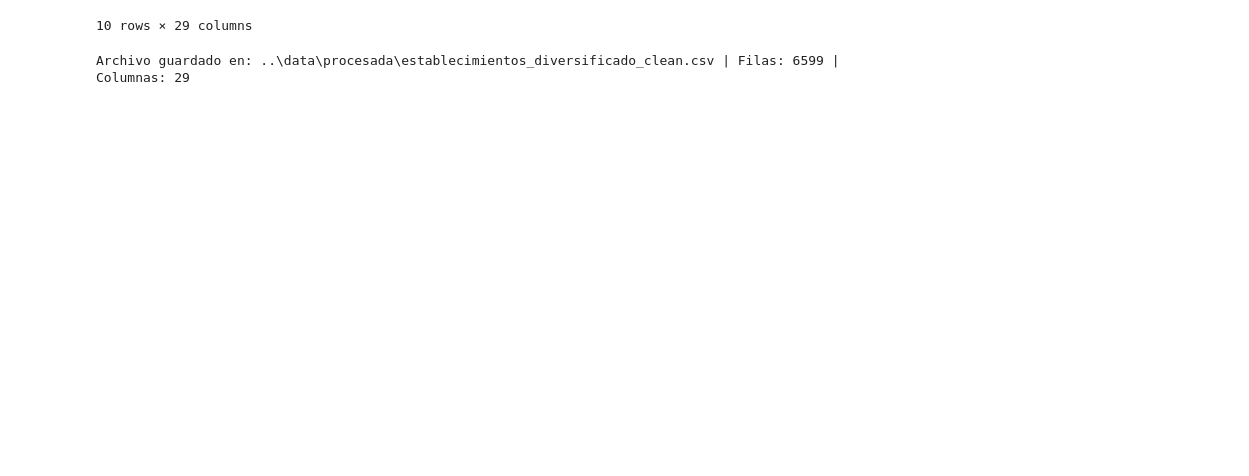
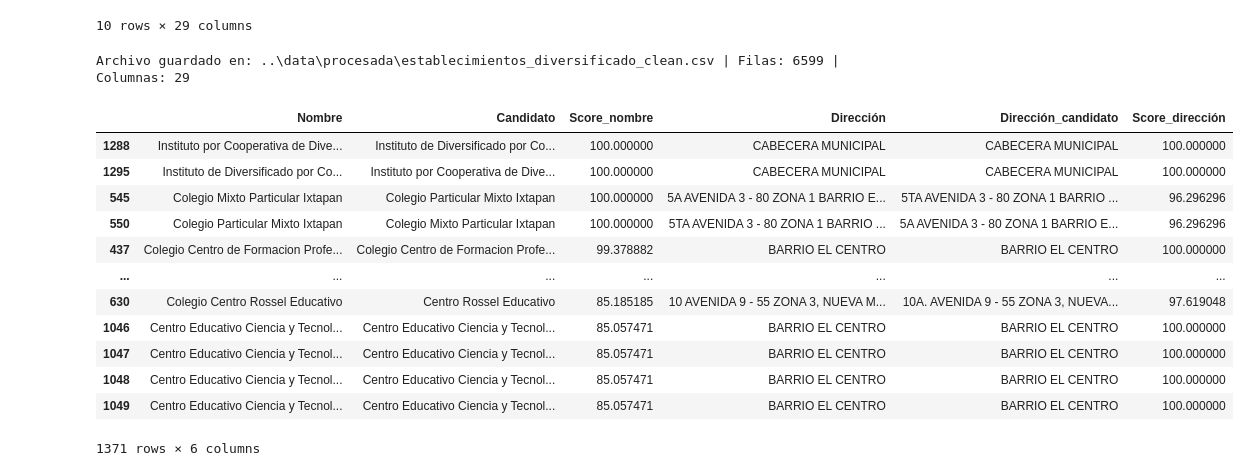
Before and after one commit to EstebanZG999/DtSci_Pry1, a Jupyter notebook: src/cleaning_pipeline.ipynb, the cells around one changed output. Drawn from its saved outputs; the diff is of its cells as text; code cells hidden in the pictures; blank space fills up the shorter version.

```diff
--- a/src/cleaning_pipeline.ipynb
+++ b/src/cleaning_pipeline.ipynb
@@ -337,0 +405,17 @@ Archivo guardado en: ..\data\procesada\establecimientos_diversificado_clean.csv
+# %%
+# Los duplicados de verdad
+df_duplicados.sort_values("Score_nombre", ascending=False)
+# %% [output]
+|  | Nombre | Candidato | Score_nombre | Dirección | Dirección_candidato | Score_dirección |
+| 1288 | Instituto por Cooperativa de Dive... | Instituto de Diversificado por Co... | 100.000000 | CABECERA MUNICIPAL | CABECERA MUNICIPAL | 100.000000 |
+| 1295 | Instituto de Diversificado por Co... | Instituto por Cooperativa de Dive... | 100.000000 | CABECERA MUNICIPAL | CABECERA MUNICIPAL | 100.000000 |
+| 545 | Colegio Mixto Particular Ixtapan | Colegio Particular Mixto Ixtapan | 100.000000 | 5A AVENIDA 3 - 80 ZONA 1 BARRIO E... | 5TA AVENIDA 3 - 80 ZONA 1 BARRIO ... | 96.296296 |
+| 550 | Colegio Particular Mixto Ixtapan | Colegio Mixto Particular Ixtapan | 100.000000 | 5TA AVENIDA 3 - 80 ZONA 1 BARRIO ... | 5A AVENIDA 3 - 80 ZONA 1 BARRIO E... | 96.296296 |
+| 437 | Colegio Centro de Formacion Profe... | Colegio Centro de Formacion Profe... | 99.378882 | BARRIO EL CENTRO | BARRIO EL CENTRO | 100.000000 |
+| ... | ... | ... | ... | ... | ... | ... |
+| 630 | Colegio Centro Rossel Educativo | Centro Rossel Educativo | 85.185185 | 10 AVENIDA 9 - 55 ZONA 3, NUEVA M... | 10A. AVENIDA 9 - 55 ZONA 3, NUEVA... | 97.619048 |
+| 1046 | Centro Educativo Ciencia y Tecnol... | Centro Educativo Ciencia y Tecnol... | 85.057471 | BARRIO EL CENTRO | BARRIO EL CENTRO | 100.000000 |
+| 1047 | Centro Educativo Ciencia y Tecnol... | Centro Educativo Ciencia y Tecnol... | 85.057471 | BARRIO EL CENTRO | BARRIO EL CENTRO | 100.000000 |
+| 1048 | Centro Educativo Ciencia y Tecnol... | Centro Educativo Ciencia y Tecnol... | 85.057471 | BARRIO EL CENTRO | BARRIO EL CENTRO | 100.000000 |
+| 1049 | Centro Educativo Ciencia y Tecnol... | Centro Educativo Ciencia y Tecnol... | 85.057471 | BARRIO EL CENTRO | BARRIO EL CENTRO | 100.000000 |
+1371 rows × 6 columns
```
Also changed, not shown: parts of 6 cells of this notebook, 1 other file.
